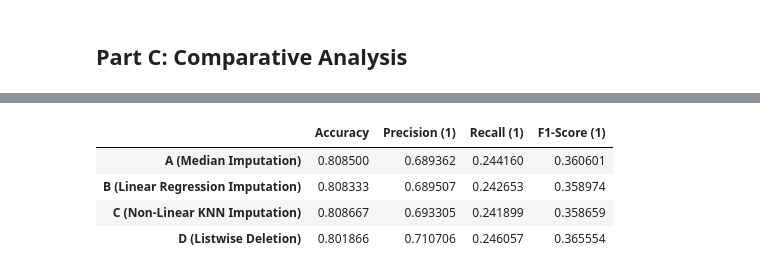
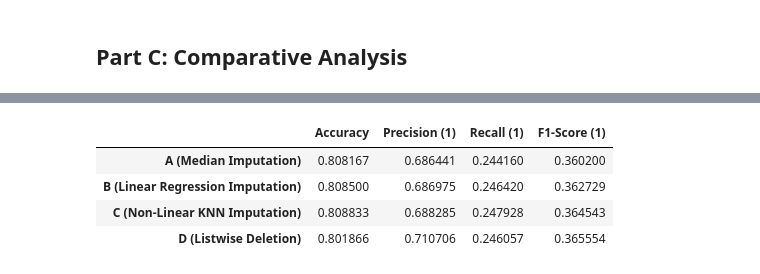
Before and after one commit to Devesh176/DA5401_Data_Analytics_Lab, a Jupyter notebook: Assignment6/ME22B176_Assignment_6.ipynb, the cells around one changed output, grey strips where cells are left out. Drawn from its saved outputs; the diff is of its cells as text; code cells hidden in the pictures.

Commit message:
made changes in assignment 6

```diff
--- a/Assignment6/ME22B176_Assignment_6.ipynb
+++ b/Assignment6/ME22B176_Assignment_6.ipynb
@@ -78,10 +127,7 @@ from sklearn.preprocessing import MinMaxScaler
 import numpy as np
 
 def introduce_mar_missing(df, target_col, predictor_col, missing_frac=0.08):
-    """
-    Introduces MAR values into a target column based on a predictor column.
-    A higher value in the predictor column increases the probability of missingness.
-    """
+
     df_mar = df.copy()
 
     # Scale the predictor column to create a well-behaved probability score
@@ -106,10 +152,10 @@ def introduce_mar_missing(df, target_col, predictor_col, missing_frac=0.08):
 # Create a copy to work with
 df_mar = df.copy()
 
-# Introduce MAR values into 'AGE' based on 'EDUCATION'
-df_mar = introduce_mar_missing(df_mar, 'AGE', 'EDUCATION', missing_frac=0.08)
+# Introduce MAR values into feature_importance[0] based on 'EDUCATION'
+df_mar = introduce_mar_missing(df_mar, 'PAY_0', 'EDUCATION', missing_frac=0.08)
 
-# Introduce MAR values into 'BILL_AMT1' based on 'LIMIT_BAL'
+# Introduce MAR values into feature_importance[1] based on 'LIMIT_BAL'
 df_mar = introduce_mar_missing(df_mar, 'BILL_AMT1', 'LIMIT_BAL', missing_frac=0.08)
 
 print("Missing values after introducing MAR data:")
@@ -145,15 +191,15 @@ The median is generally preferred for imputation in skewed distributions or data
 df_A = df_mar.copy()
 
 # Calculate medians
-age_median = df_A['AGE'].median()
+age_median = df_A['PAY_0'].median()
 bill_amt1_median = df_A['BILL_AMT1'].median()
 
 # Impute missing values
-df_A['AGE'].fillna(age_median, inplace=True)
+df_A['PAY_0'].fillna(age_median, inplace=True)
 df_A['BILL_AMT1'].fillna(bill_amt1_median, inplace=True)
 
 print("Dataset A: Missing values after Median Imputation")
-print(df_A.isnull().sum().sum()) # Should be 0
+print(df_A.isnull().sum().sum())
 # %% [output]
 Dataset A: Missing values after Median Imputation
 0
@@ -185,17 +230,17 @@ from sklearn.linear_model import LinearRegression
 df_B = df_mar.copy()
 
 # First, impute 'AGE' with the median to simplify the process
-df_B['AGE'].fillna(df_B['AGE'].median(), inplace=True)
+df_B['BILL_AMT1'].fillna(df_B['BILL_AMT1'].median(), inplace=True)
 
 # Impute 'BILL_AMT1' using Linear Regression
 
 # Separate the dataframe into two parts
-df_impute_train = df_B[df_B['BILL_AMT1'].notnull()]
-df_impute_test = df_B[df_B['BILL_AMT1'].isnull()]
+df_impute_train = df_B[df_B['PAY_0'].notnull()]
+df_impute_test = df_B[df_B['PAY_0'].isnull()]
 
 # Define features and target for the imputation model
-impute_features = [col for col in df_B.columns if col not in ['BILL_AMT1', 'default_payment_next_month']]
-impute_target = 'BILL_AMT1'
+impute_features = [col for col in df_B.columns if col not in ['PAY_0', 'default_payment_next_month']]
+impute_target = 'PAY_0'
 
 X_impute_train = df_impute_train[impute_features]
 y_impute_train = df_impute_train[impute_target]
@@ -209,7 +254,7 @@ lr_imputer.fit(X_impute_train, y_impute_train)
 predicted_bill_amt1 = lr_imputer.predict(X_impute_test)
 
 # Fill the NaNs with the predictions
-df_B.loc[df_B['BILL_AMT1'].isnull(), 'BILL_AMT1'] = predicted_bill_amt1
+df_B.loc[df_B['PAY_0'].isnull(), 'PAY_0'] = predicted_bill_amt1
 
 print("Dataset B: Missing values after Linear Regression Imputation")
 print(df_B.isnull().sum().sum()) # Should be 0
@@ -382,18 +463,17 @@ Successfully installed MarkupSafe-3.0.3 jinja2-3.1.6
 # %%
 import matplotlib.pyplot as plt
 import seaborn as sns
 # Set plot style
 sns.set_style('whitegrid')
-pd.options.mode.chained_assignment = None # Ignore SettingWithCopyWarning
+
 results_df = pd.DataFrame(results).T # Transpose to get models as rows
 results_df = results_df[['Accuracy', 'Precision (1)', 'Recall (1)', 'F1-Score (1)']]
-
-results_df.style.background_gradient(cmap='viridis', subset=['F1-Score (1)'])
+results_df
 # %% [output]
 |  | Accuracy | Precision (1) | Recall (1) | F1-Score (1) |
-| A (Median Imputation) | 0.808500 | 0.689362 | 0.244160 | 0.360601 |
-| B (Linear Regression Imputation) | 0.808333 | 0.689507 | 0.242653 | 0.358974 |
-| C (Non-Linear KNN Imputation) | 0.808667 | 0.693305 | 0.241899 | 0.358659 |
+| A (Median Imputation) | 0.808167 | 0.686441 | 0.244160 | 0.360200 |
+| B (Linear Regression Imputation) | 0.808500 | 0.686975 | 0.246420 | 0.362729 |
+| C (Non-Linear KNN Imputation) | 0.808833 | 0.688285 | 0.247928 | 0.364543 |
 | D (Listwise Deletion) | 0.801866 | 0.710706 | 0.246057 | 0.365554 |
 # %% [markdown]
 ### 2. Efficacy Discussion
```
Also changed, not shown: parts of 17 cells of this notebook.
